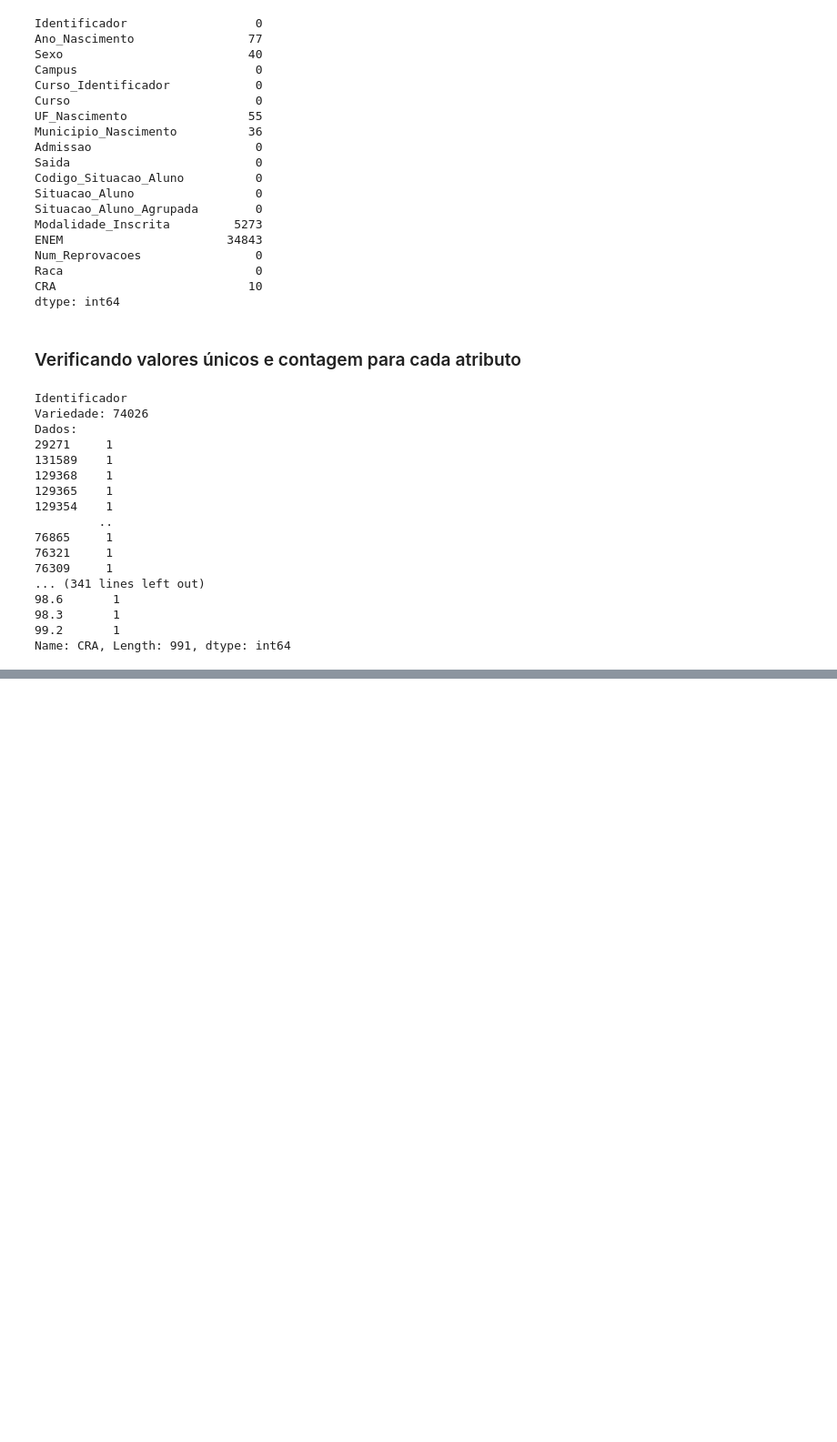
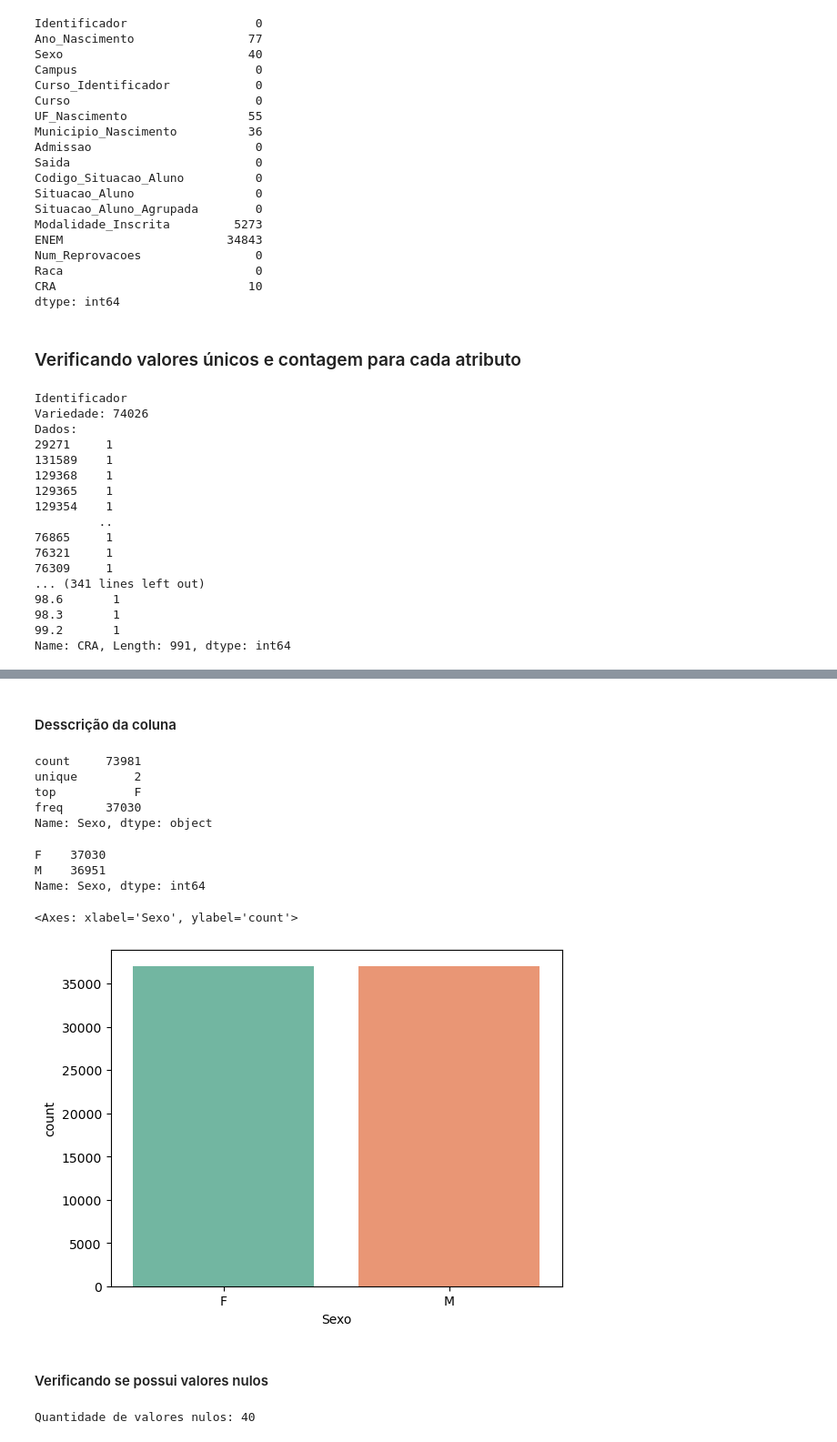
Before and after one commit to Mateus-Henr/Data-Science-TP1, a Jupyter notebook: Entrega_1.ipynb, the cells around one changed output, grey strips where cells are left out. Shown at 91% size. Cells and saved outputs as stored; diff of their text form; code cells hidden in the pictures; blank space fills up the shorter version.

```diff
--- a/Entrega_1.ipynb
+++ b/Entrega_1.ipynb
@@ -118,0 +197,28 @@ Name: CRA, Length: 991, dtype: int64
+# %% [markdown]
+#### Desscrição da coluna
+# %%
+df['Sexo'].describe()
+# %% [output]
+count     73981
+unique        2
+top           F
+freq      37030
+Name: Sexo, dtype: object
+# %%
+df['Sexo'].value_counts()
+# %% [output]
+F    37030
+M    36951
+Name: Sexo, dtype: int64
+# %%
+sns.countplot(x=df['Sexo'], color='red', data=df, order=df['Sexo'].value_counts().index, orient='v', palette='Set2')
+# %% [output]
+<Axes: xlabel='Sexo', ylabel='count'>
+[figure, added]
+# %% [markdown]
+#### Verificando se possui valores nulos
+# %%
+qtdSexoNulos = df['Sexo'].isnull().sum()
+print(f"Quantidade de valores nulos: {qtdSexoNulos}")
+# %% [output]
+Quantidade de valores nulos: 40
```
Also changed, not shown: parts of 48 cells of this notebook.
